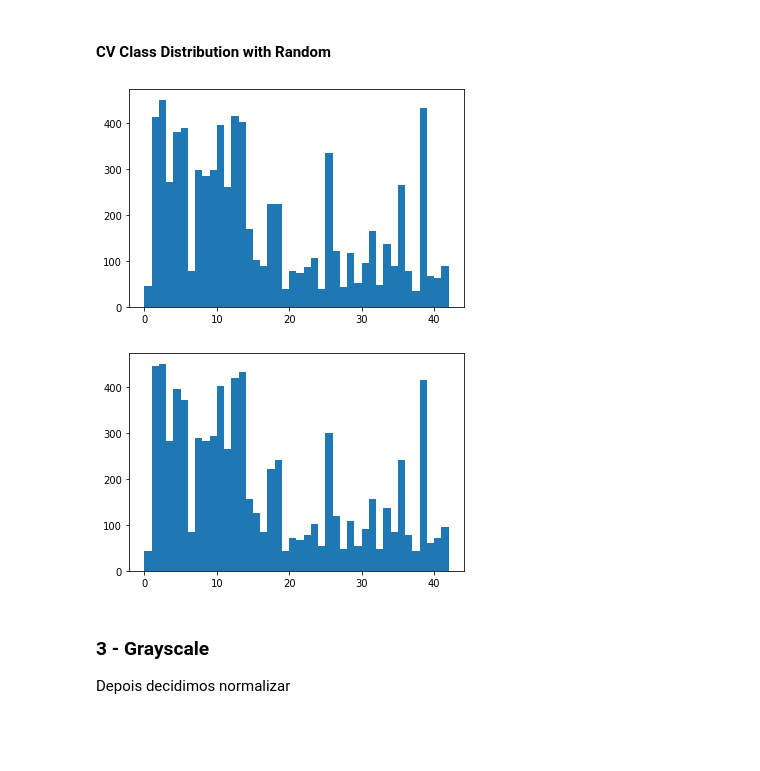
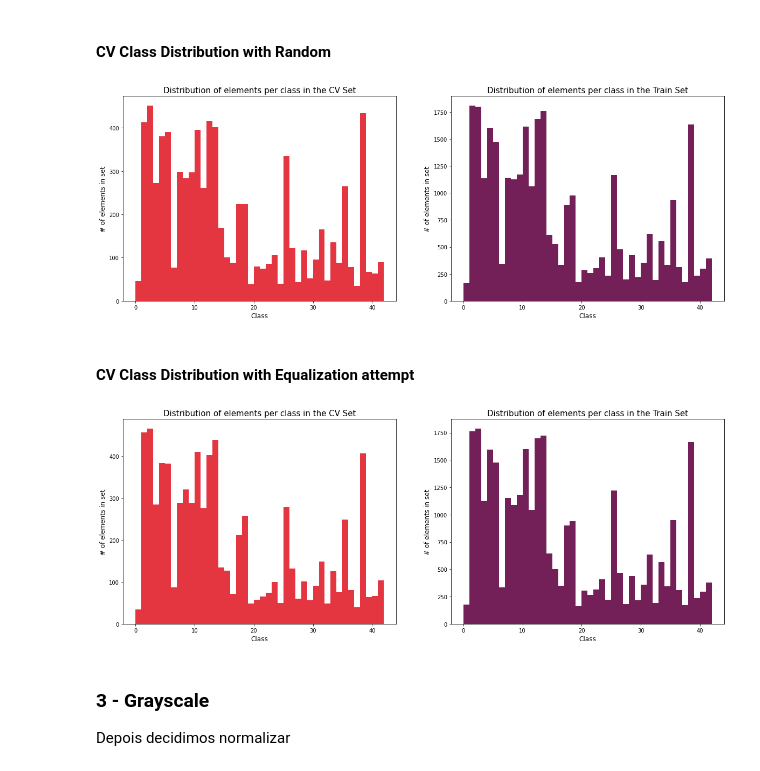
Before and after one commit to HerouFenix/taa-traffic-sign-identification, a Jupyter notebook: Project1.ipynb, the cells around one changed output. Drawn from its saved outputs; the diff is of its cells as text; code cells hidden in the pictures; blank space fills up the shorter version.

Commit message:
graphy bois

```diff
--- a/Project1.ipynb
+++ b/Project1.ipynb
@@ -155,7 +155,7 @@ def open_set(path_test, path_train, gray = False, cv_random = True):
 
     return x_test, y_test, x_train, y_train, x_cv, y_cv
 # %%
-x_test, y_test, x_train, y_train, x_cv, y_cv = open_set("./Dataset/PickledData/Test_rgb.p", "./Dataset/PickledData/Train_rgb.p", cv_random=True)
+x_test, y_test, x_train, y_train, x_cv, y_cv = open_set("./Dataset/PickledData/Test_rgb.p", "./Dataset/PickledData/Train_rgb.p", cv_random=False)
 # %% [markdown]
 ### Step 2 - Treat the data (Normalize and Shuffle)
 # %%
@@ -287,10 +297,24 @@ def plot_acc_per_class(conf_mat):
     plt.show()
 # %% [markdown]
 ### Histogram of CV Distribution
-# %%
-def plot_cv_per_class(y_cv):
-    plt.hist(np.argmax(y_cv, axis=1), bins = range(0,43))
-    plt.show()
+# %%
+def plot_cv_per_class(y_cv, y_train):
+    plt.figure(figsize = (20,7))
+
+    plt.subplot(1,2,1)
+    plt.hist(np.argmax(y_cv, axis=1), bins = range(0,43), color="#e33641")
+    plt.xlabel('Class',fontsize=12)
+    plt.ylabel('# of elements in set',fontsize=12)
+    plt.title('Distribution of elements per class in the CV Set',fontsize=15)
+
+    plt.subplot(1,2,2)
+    plt.hist(np.argmax(y_train, axis=1), bins = range(0,43), color="#731f58")
+    plt.xlabel('Class',fontsize=12)
+    plt.ylabel('# of elements in set',fontsize=12)
+    plt.title('Distribution of elements per class in the Train Set',fontsize=15)
+
+
+    plt.show()
 # %% [markdown]
 ## Discussion of Results
 # %% [markdown]
@@ -322,15 +346,15 @@ plot_acc_per_class(conf_mat_rel)
 # %% [markdown]
 #### CV Class Distribution with Random
 # %%
-plot_cv_per_class(y_train)
-plot_cv_per_class(y_cv)
+plot_cv_per_class(y_cv,y_train)
 # %% [output]
-[figure, old version]
+[figure, new version]
+# %% [markdown]
+#### CV Class Distribution with Equalization attempt
 # %%
-plot_cv_per_class(y_train)
-plot_cv_per_class(y_cv)
+plot_cv_per_class(y_cv,y_train)
 # %% [output]
-[figure, old version]
+[figure, new version]
 # %% [markdown]
 ### 3 - Grayscale
 Depois decidimos normalizar
```
Also changed, not shown: parts of 5 cells of this notebook.
